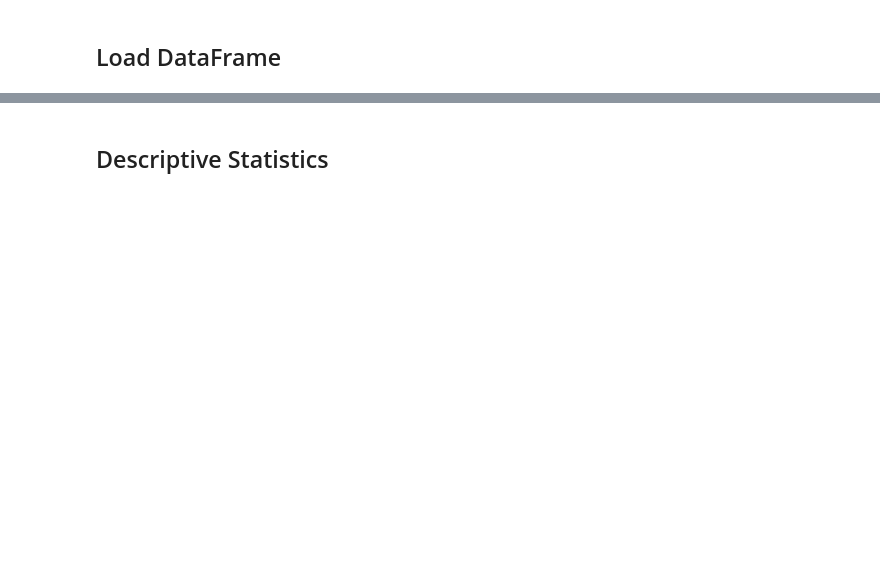
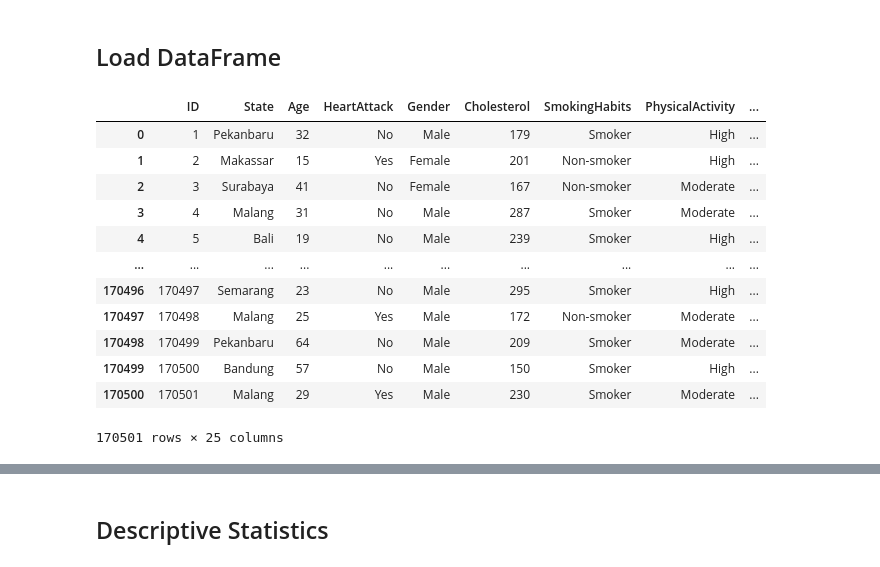
Before and after one commit to Fatur-Maulidan/Heart-Attack-Indonesia-Data-Mining-CRISPDM, a Jupyter notebook: 10124907_M. Fatur Maulidan Azzahra.ipynb, the cells around one changed output, grey strips where cells are left out. Drawn from its saved outputs; the diff is of its cells as text; code cells hidden in the pictures; blank space fills up the shorter version.

```diff
--- a/10124907_M. Fatur Maulidan Azzahra.ipynb
+++ b/10124907_M. Fatur Maulidan Azzahra.ipynb
@@ -315,3 +177,19 @@ A Short overview:
+# %%
+heart_attack_df
+# %% [output]
+|  | ID | State | Age | HeartAttack | Gender | Cholesterol | SmokingHabits | PhysicalActivity | ... |
+| 0 | 1 | Pekanbaru | 32 | No | Male | 179 | Smoker | High | ... |
+| 1 | 2 | Makassar | 15 | Yes | Female | 201 | Non-smoker | High | ... |
+| 2 | 3 | Surabaya | 41 | No | Female | 167 | Non-smoker | Moderate | ... |
+| 3 | 4 | Malang | 31 | No | Male | 287 | Smoker | Moderate | ... |
+| 4 | 5 | Bali | 19 | No | Male | 239 | Smoker | High | ... |
+| ... | ... | ... | ... | ... | ... | ... | ... | ... | ... |
+| 170496 | 170497 | Semarang | 23 | No | Male | 295 | Smoker | High | ... |
+| 170497 | 170498 | Malang | 25 | Yes | Male | 172 | Non-smoker | Moderate | ... |
+| 170498 | 170499 | Pekanbaru | 64 | No | Male | 209 | Smoker | Moderate | ... |
+| 170499 | 170500 | Bandung | 57 | No | Male | 150 | Smoker | High | ... |
+| 170500 | 170501 | Malang | 29 | Yes | Male | 230 | Smoker | Moderate | ... |
+170501 rows × 25 columns
 # %%
 df = pd.read_csv('./....csv')
 # %%
```
Also changed, not shown: parts of 21 cells of this notebook, 1 other file.
